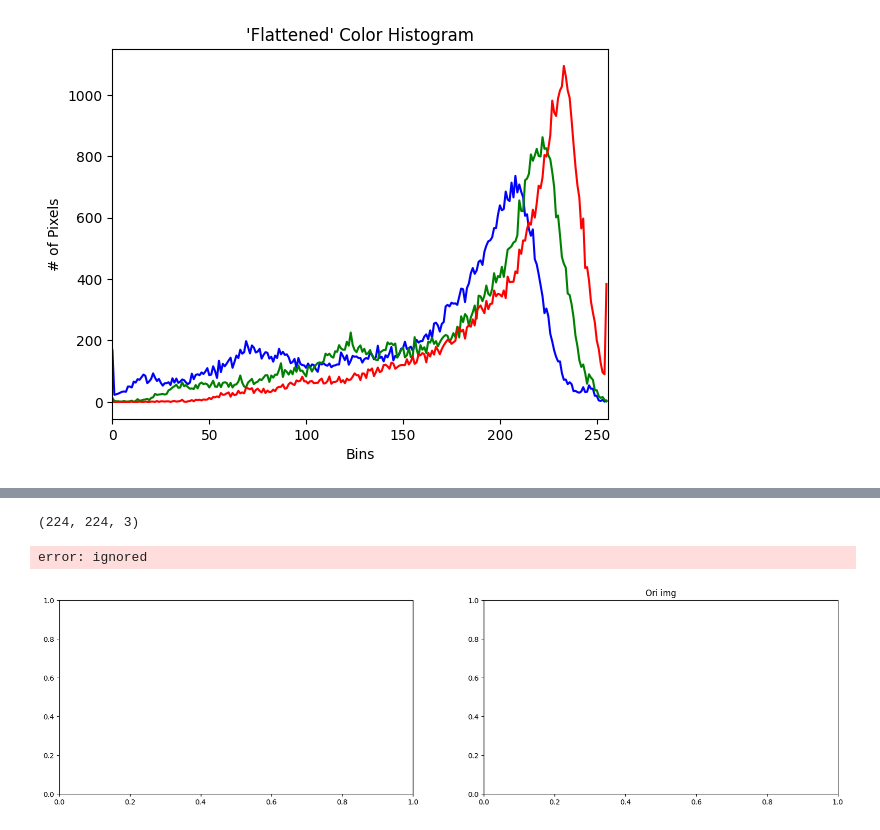
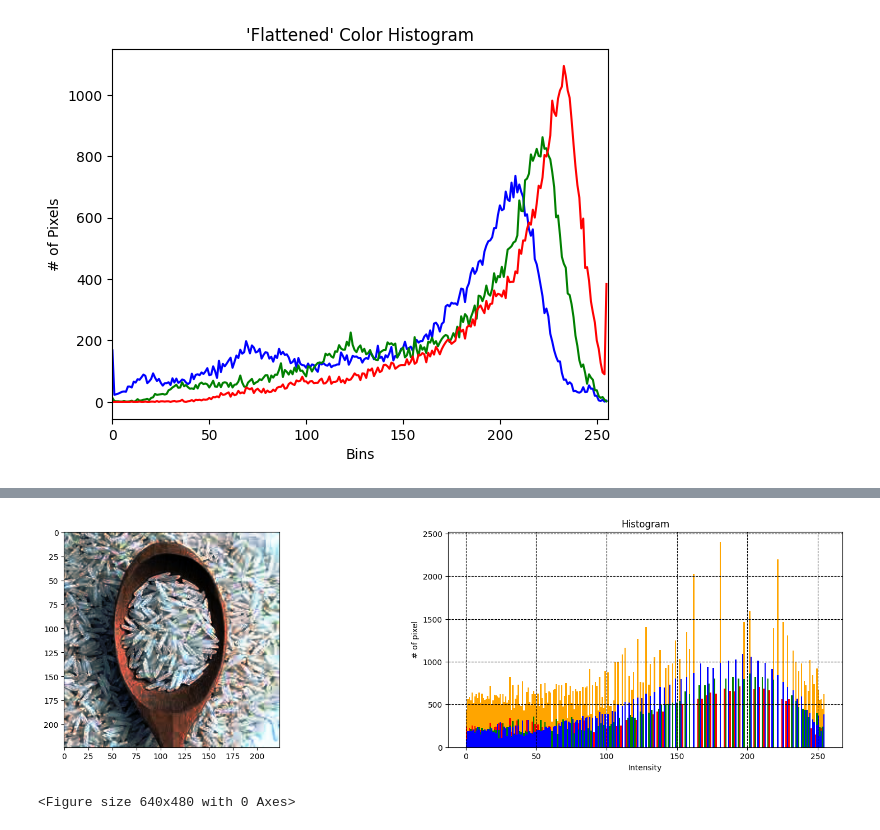
Before and after one commit to GiaHan2702/image_processing, a Jupyter notebook: lab3_Ex2_histogramequal.ipynb, the cells around one changed output, grey strips where cells are left out. Drawn from its saved outputs; the diff is of its cells as text; code cells hidden in the pictures.

```diff
--- a/lab3_Ex2_histogramequal.ipynb
+++ b/lab3_Ex2_histogramequal.ipynb
@@ -111,36 +112,53 @@ def color_histogram_equalization(image_in):
   output[:,:,1] = equa_g
   output[:,:,2] = equa_r
   return output
-# %%
-np.shape(eqImg)
-# %% [output]
-(224, 224, 3)
 # %%
+# ... (your other code)
+
 #  perform equalize hist
+
 eqImg = color_histogram_equalization(image)
 
-fig,(fig3,fig4) = plt.subplots(1,2,figsize = (20,5))
-#plt.subplot(121), plt.imshow(cv2.cvtColor(eqImg, cv2.COLOR_BGR2RGB)) # cv2 read BGR
+# Convert image to uint8 format if necessary
+eqImg = np.uint8(eqImg)
+
+
+fig, (fig3, fig4) = plt.subplots(1, 2, figsize=(20, 5))
+# plt.subplot(121), plt.imshow(cv2.cvtColor(eqImg, cv2.COLOR_BGR2RGB)) # cv2 read BGR
 plt.title('Ori img')
 
 # calculate histogram cv2.calhist : receive 5 inputs: (img, channels, masks, hist size...)
 # sketch histogram with each color: rgb: channel 0,1,2
 # pyimagesearch.com
 # grayscale channel = 0; mask:mat na can bang histogram: ko xai
+# Flatten the image before calculating histogram
+#hist = cv2.calcHist([eqImg.flatten()], [0], None, [256], [0, 256])
+#hist = cv2.calcHist([eqImg],[0,1,2],None,[256,256,256],[0,256,0,256,0,256])
+
+# grayscale channel = 0; mask:mat na can bang histogram: ko xai
 hist = cv2.calcHist([eqImg],[0,1,2],None,[256,256,256],[0,256,0,256,0,256])
-fig4.hist(eqImg.ravel(),bins = 256, color = 'orange') # overall
-fig4.hist(eqImg[:,:,0].ravel(),bins = 256, color = 'red')
-fig4.hist(eqImg[:,:,1].ravel(),bins = 256, color = 'green')
-fig4.hist(eqImg[:,:,2].ravel(),bins = 256, color = 'blue')
-#display
-fig4.grid(color = 'black', linestyle = '--')
-#fig2.set_xlim([0,255]), ffig4ig2.set_ylim(0, max(hist)*1.1)
+
+# Rest of your code remains the same
+fig4.hist(eqImg.ravel(), bins=256, color='orange')  # overall
+fig4.hist(eqImg[:, :, 0].ravel(), bins=256, color='red')
+fig4.hist(eqImg[:, :, 1].ravel(), bins=256, color='green')
+fig4.hist(eqImg[:, :, 2].ravel(), bins=256, color='blue')
+
+# display
+fig4.grid(color='black', linestyle='--')
+# fig2.set_xlim([0,255]), ffig4ig2.set_ylim(0, max(hist)*1.1)
 fig4.set_xlabel('Intensity'), fig4.set_ylabel('# of pixel')
 fig4.set_title('Histogram')
+# Uncomment the line to display the image
+plt.subplot(121), plt.imshow(cv2.cvtColor(eqImg, cv2.COLOR_BGR2RGB))  # cv2 reads BGR
+
+# Add the following line to show the plot
+plt.show()
+
 
 # save img on drive
 path = '/content/drive/MyDrive/Colab Notebooks/Image Processing Files Data/lab3'
-plt.savefig(os.path.join(path, 'ex2_eqImg_hist.png'), dpi = 600)
+plt.savefig(os.path.join(path, 'ex2_eqImg_hist.png'), dpi=600)
 # %% [output]
+[figure, new version]
-error: ignored
+<Figure size 640x480 with 0 Axes>
-[figure, old version]
```
Also changed, not shown: parts of 1 cell of this notebook.
